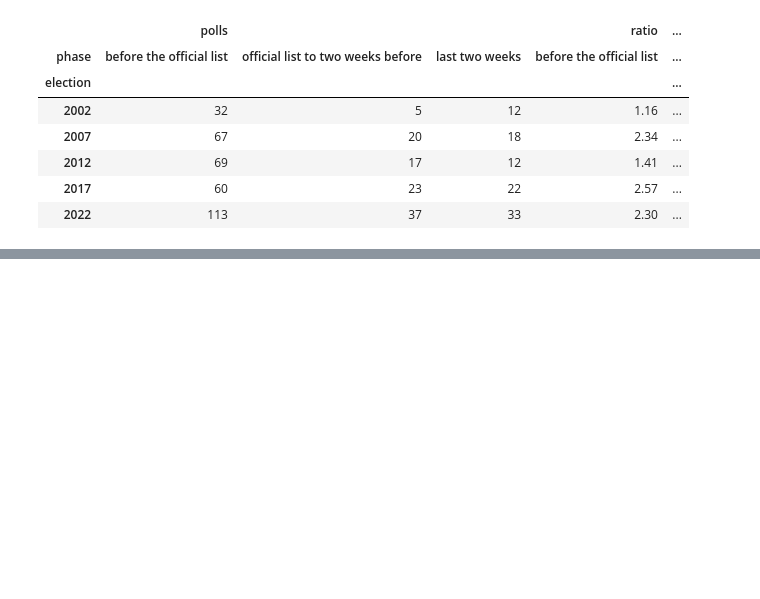
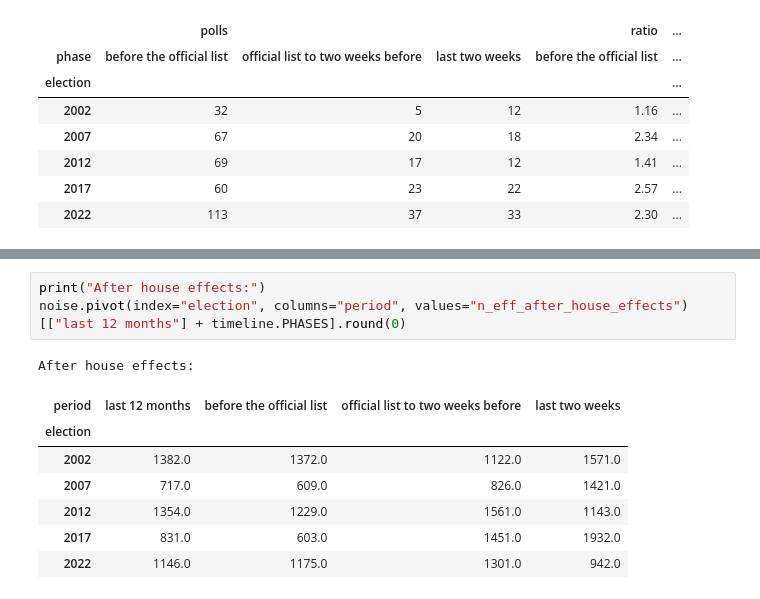
Before and after one commit to clarasalas/strategic-voting-polls-2RS, a Jupyter notebook: notebooks/05_polls_descriptive.ipynb, the cells around one changed output, grey strips where cells are left out. Drawn from its saved outputs; the diff is of its cells as text; blank space fills up the shorter version.

```diff
--- a/notebooks/05_polls_descriptive.ipynb
+++ b/notebooks/05_polls_descriptive.ipynb
@@ -500,0 +537,12 @@ herd.unstack("phase")
+# %%
+print("After house effects:")
+noise.pivot(index="election", columns="period", values="n_eff_after_house_effects")[["last 12 months"] + timeline.PHASES].round(0)
+# %% [output]
+After house effects:
+| period | last 12 months | before the official list | official list to two weeks before | last two weeks |
+| election |  |  |  |  |
+| 2002 | 1382.0 | 1372.0 | 1122.0 | 1571.0 |
+| 2007 | 717.0 | 609.0 | 826.0 | 1421.0 |
+| 2012 | 1354.0 | 1229.0 | 1561.0 | 1143.0 |
+| 2017 | 831.0 | 603.0 | 1451.0 | 1932.0 |
+| 2022 | 1146.0 | 1175.0 | 1301.0 | 942.0 |
```
Also changed, not shown: parts of 3 cells of this notebook, 2 other files.
